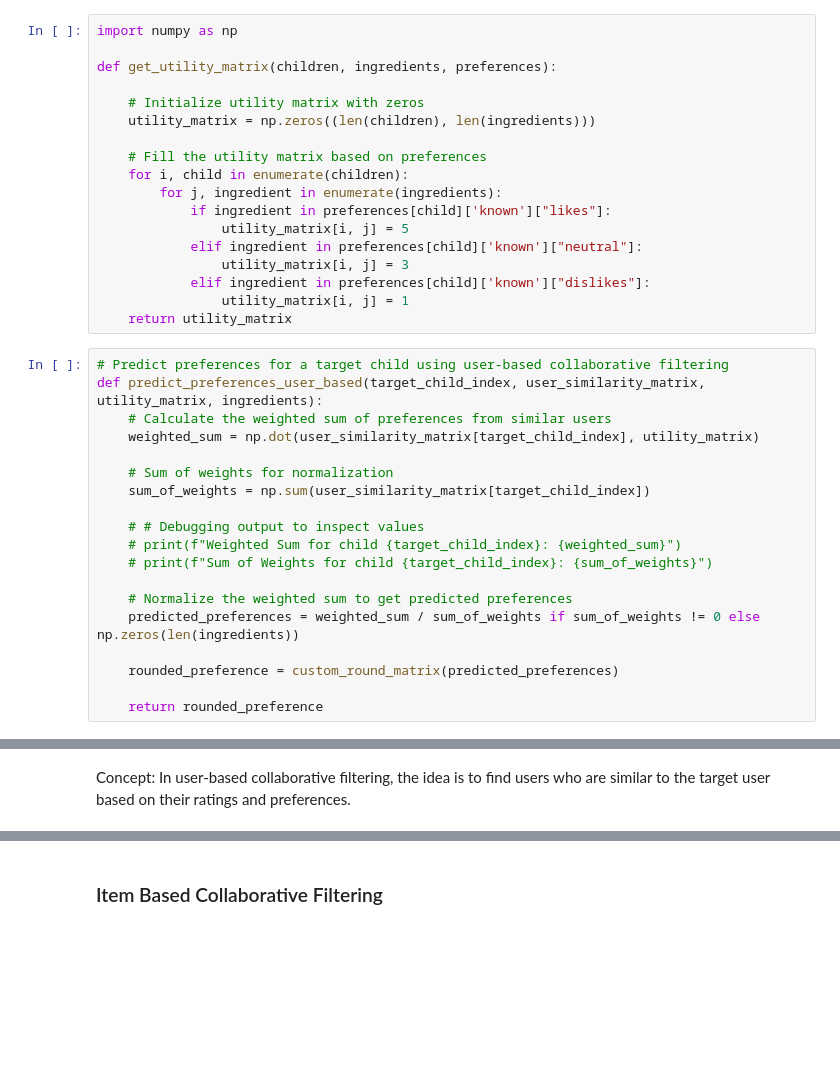
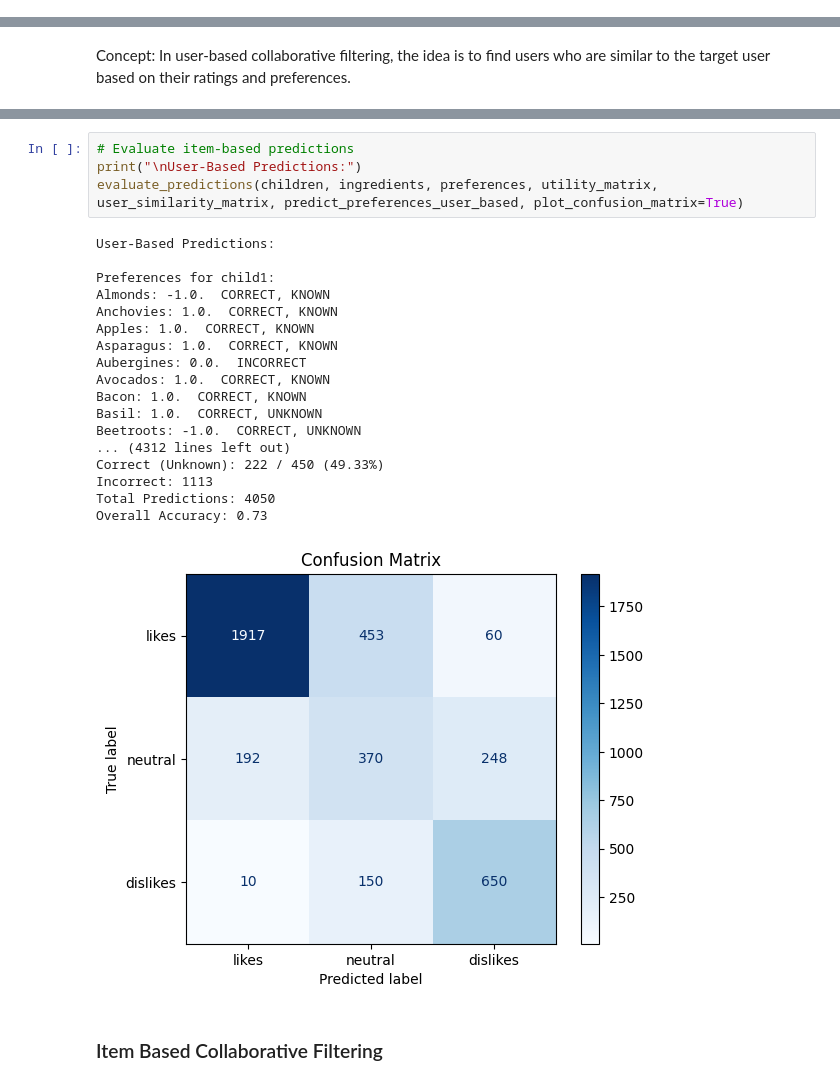
Before and after one commit to Laurie2905-JOHN/Masters_RL, a Jupyter notebook: notebooks/conflict_and_feedback.ipynb, the cells around one changed output, grey strips where cells are left out. Saved outputs shown, nothing was run; the diff lists cells and outputs as text; blank space fills up the shorter version.

Commit message:
work on collab filtering with classifier

```diff
--- a/notebooks/conflict_and_feedback.ipynb
+++ b/notebooks/conflict_and_feedback.ipynb
@@ -951,37 +999,0 @@ custom_round_matrix = np.vectorize(custom_round)
-# %%
-import numpy as np
-
-def get_utility_matrix(children, ingredients, preferences):
-
-    # Initialize utility matrix with zeros
-    utility_matrix = np.zeros((len(children), len(ingredients)))
-
-    # Fill the utility matrix based on preferences
-    for i, child in enumerate(children):
-        for j, ingredient in enumerate(ingredients):
-            if ingredient in preferences[child]['known']["likes"]:
-                utility_matrix[i, j] = 5
-            elif ingredient in preferences[child]['known']["neutral"]:
-                utility_matrix[i, j] = 3
-            elif ingredient in preferences[child]['known']["dislikes"]:
-                utility_matrix[i, j] = 1
-    return utility_matrix
-# %%
-# Predict preferences for a target child using user-based collaborative filtering
-def predict_preferences_user_based(target_child_index, user_similarity_matrix, utility_matrix, ingredients):
-    # Calculate the weighted sum of preferences from similar users
-    weighted_sum = np.dot(user_similarity_matrix[target_child_index], utility_matrix)
-
-    # Sum of weights for normalization
-    sum_of_weights = np.sum(user_similarity_matrix[target_child_index])
-
-    # # Debugging output to inspect values
-    # print(f"Weighted Sum for child {target_child_index}: {weighted_sum}")
-    # print(f"Sum of Weights for child {target_child_index}: {sum_of_weights}")
-
-    # Normalize the weighted sum to get predicted preferences
-    predicted_preferences = weighted_sum / sum_of_weights if sum_of_weights != 0 else np.zeros(len(ingredients))
-
-    rounded_preference = custom_round_matrix(predicted_preferences)
-
-    return rounded_preference
@@ -1155,3 +1220,26 @@ Overall Accuracy: 0.48
+# %%
+# Evaluate item-based predictions
+print("\nUser-Based Predictions:")
+evaluate_predictions(children, ingredients, preferences, utility_matrix, user_similarity_matrix, predict_preferences_user_based, plot_confusion_matrix=True)
+# %% [output]
+User-Based Predictions:
+
+Preferences for child1:
+Almonds: -1.0.  CORRECT, KNOWN
+Anchovies: 1.0.  CORRECT, KNOWN
+Apples: 1.0.  CORRECT, KNOWN
+Asparagus: 1.0.  CORRECT, KNOWN
+Aubergines: 0.0.  INCORRECT
+Avocados: 1.0.  CORRECT, KNOWN
+Bacon: 1.0.  CORRECT, KNOWN
+Basil: 1.0.  CORRECT, UNKNOWN
+Beetroots: -1.0.  CORRECT, UNKNOWN
+... (4312 lines left out)
+Correct (Unknown): 222 / 450 (49.33%)
+Incorrect: 1113
+Total Predictions: 4050
+Overall Accuracy: 0.73
+[figure, added]
 # %% [markdown]
 ### Item Based Collaborative Filtering
 # %% [markdown]
```
Also changed, not shown: parts of 12 cells of this notebook.
